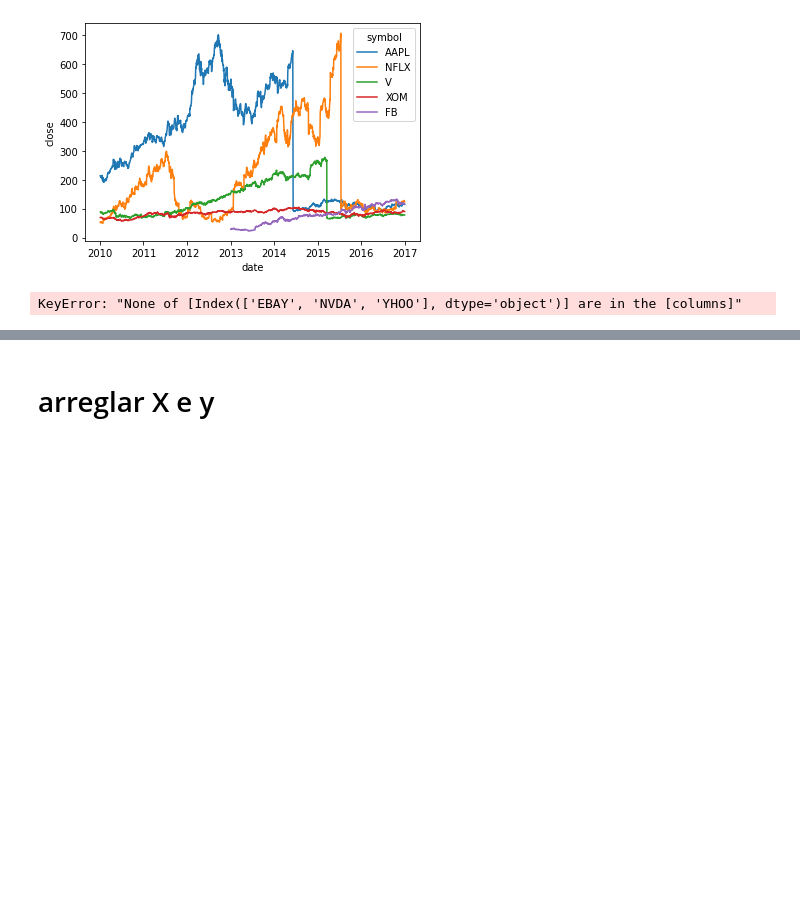
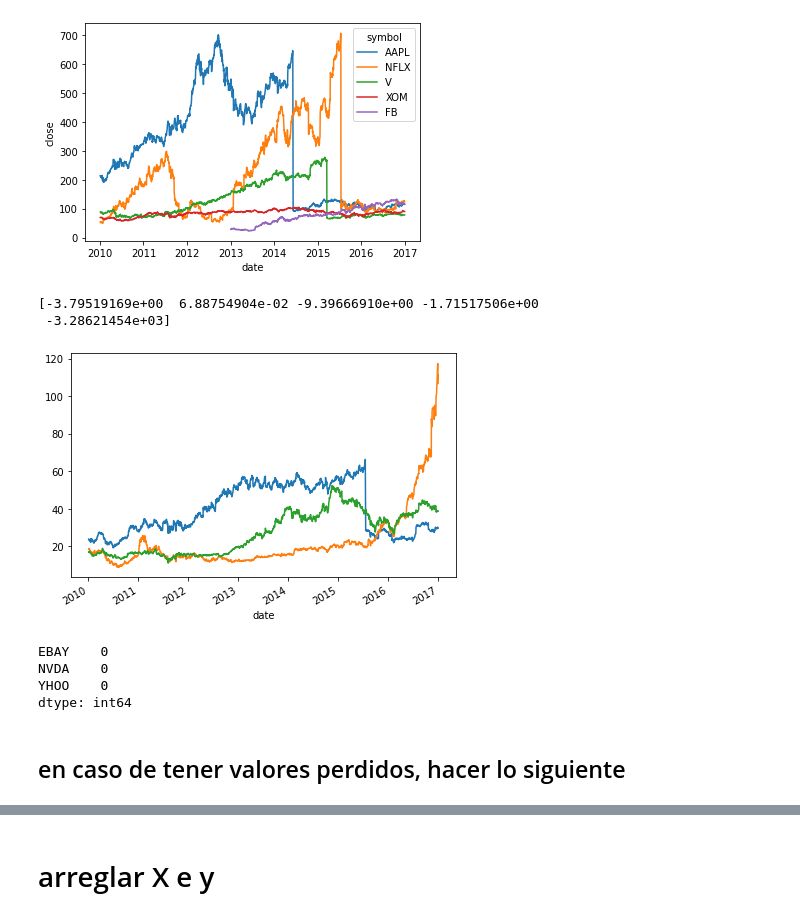
Before and after one commit to martinnss/Micro_Projects, a Jupyter notebook: apuntes datacamp/Time Series.ipynb, the cells around one changed output, grey strips where cells are left out. Cells and saved outputs as stored; diff of their text form; code cells hidden in the pictures; blank space fills up the shorter version.

```diff
--- a/apuntes datacamp/Time Series.ipynb
+++ b/apuntes datacamp/Time Series.ipynb
@@ -28,16 +28,46 @@ date
 2010-01-04   AMAT   14.300000   18615100.0
 2010-01-04   ARNC   16.650013   11512100.0
 [figure]
-# %%
-from sklearn.linear_model import Ridge
-from sklearn.model_selection import cross_val_score
-
-# Use stock symbols to extract training data
-X = data[['EBAY','NVDA','YHOO']]
-y = data[['AAPL']]
-
-# Fit and score the model with cross-validation
-scores = cross_val_score(Ridge(), X,y, cv=3)
-print(scores)
-# %% [output]
-KeyError: "None of [Index(['EBAY', 'NVDA', 'YHOO'], dtype='object')] are in the [columns]"
+# %%
+ebay_values=data[data['symbol']=='EBAY']
+ebay_values=ebay_values.close
+nvda_values=data[data['symbol']=='NVDA']
+nvda_values=nvda_values.close
+yhoo_values=data[data['symbol']=='YHOO']
+yhoo_values=yhoo_values.close
+
+prices_merged={'EBAY':ebay_values,'NVDA':nvda_values,'YHOO':yhoo_values}
+X=pd.DataFrame(data=prices_merged)
+
+aapl_values=data[data['symbol']=='AAPL']
+y=aapl_values.close
+from sklearn.linear_model import Ridge
+from sklearn.model_selection import cross_val_score
+
+
+# Fit and score the model with cross-validation
+scores = cross_val_score(Ridge(), X,y, cv=5)
+print(scores)
+# %% [output]
+[-3.79519169e+00  6.88754904e-02 -9.39666910e+00 -1.71517506e+00
+ -3.28621454e+03]
+# %%
+
+prices=X
+
+# Visualize the dataset
+prices.plot(legend=False)
+plt.tight_layout()
+plt.show()
+
+# Count the missing values of each time series
+missing_values = prices.isna().sum()
+print(missing_values)
+# %% [output]
+[figure, added]
+EBAY    0
+NVDA    0
+YHOO    0
+dtype: int64
+# %% [markdown]
+## en caso de tener valores perdidos, hacer lo siguiente
```
Also changed, not shown: parts of 9 cells of this notebook.
